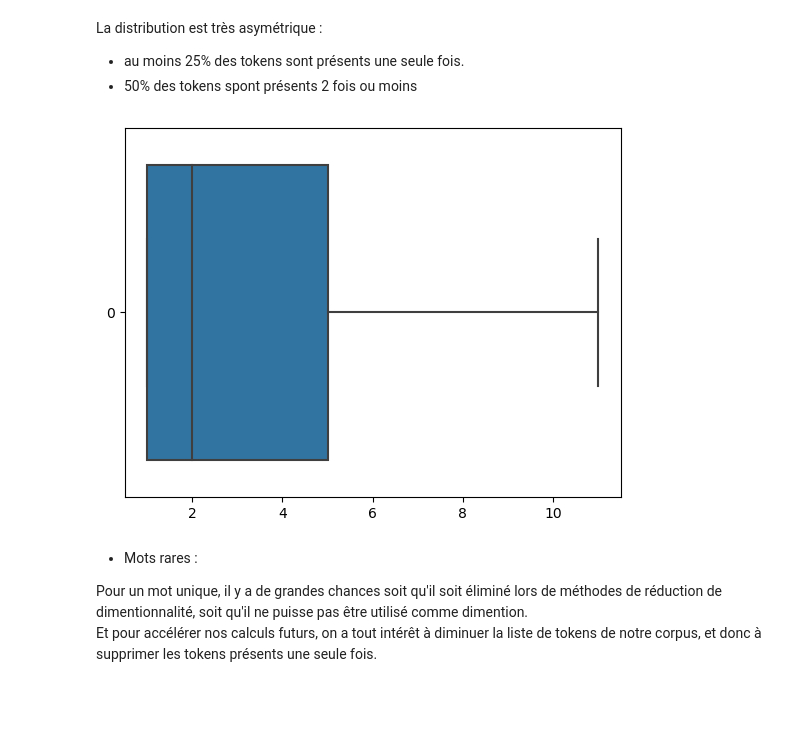
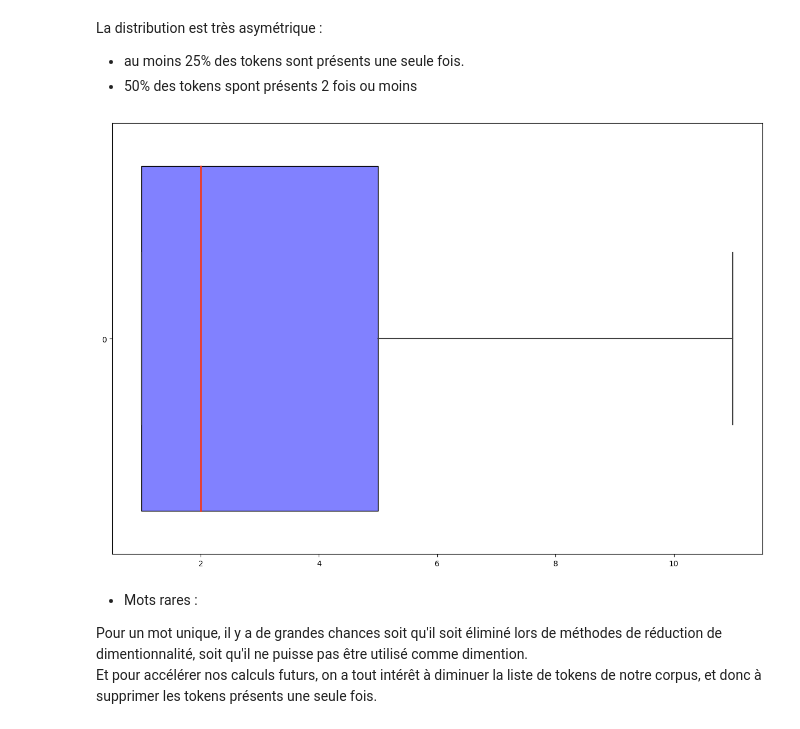
Before and after one commit to BiGHeaDMaX/Suggestion-automatique-de-mots-cles, a Jupyter notebook: 01 - Pré-traitements et Exploration.ipynb, the cells around one changed output. Saved outputs shown, nothing was run; the diff lists cells and outputs as text; code cells hidden in the pictures; blank space fills up the shorter version.

Commit message:
MAJ graphiques

```diff
--- a/01 - Pré-traitements et Exploration.ipynb
+++ b/01 - Pré-traitements et Exploration.ipynb
@@ -254,0 +237,42 @@ sns.displot(tmp)
+# %%
+# Boîtes à moustaches :
+
+param_box_plot = {
+    'boxprops': dict(
+        linestyle='-',
+        linewidth=1,
+        color='black',
+        facecolor='#8181FF',
+    ),
+
+    'flierprops': dict(
+        color='#8181FF',
+        markeredgecolor='black',
+        markeredgewidth=0.5,
+        markerfacecolor='#8181FF',
+        markersize=15,
+        marker='.',
+        alpha=0.1,
+    ),
+    'medianprops': dict(
+        linestyle='-',
+        linewidth=2,
+        color='#ED3B23',
+    ),
+    'meanprops': dict(
+        marker='o',
+        markeredgecolor='black',
+        markeredgewidth=1,
+        markerfacecolor='#ED3B23',
+        markersize=10,
+    ),
+}
+
+# Displots :
+
+param_displot = {
+    'height': 10,
+    'aspect': 1.2,
+    'color': '#8181FF',
+    'edgecolor': 'black',
+}
@@ -416,9 +513,10 @@ La distribution est très asymétrique :
 - au moins 25% des tokens sont présents une seule fois.
 - 50% des tokens spont présents 2 fois ou moins
 # %%
-sns.boxplot(tmp, orient='h', showfliers=False);
+plt.figure(figsize=(15, 10))
+sns.boxplot(tmp, orient='h', showfliers=False, showmeans=False, **param_box_plot);
 # %% [output]
-[figure, old version]
+[figure, new version]
 # %% [markdown]
 - Mots rares : <br>
 
```
Also changed, not shown: parts of 13 cells of this notebook.
